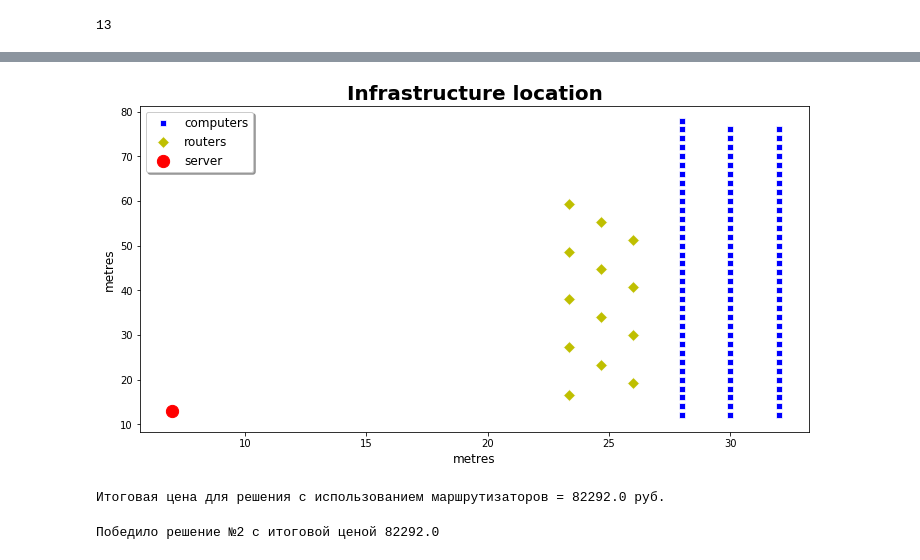
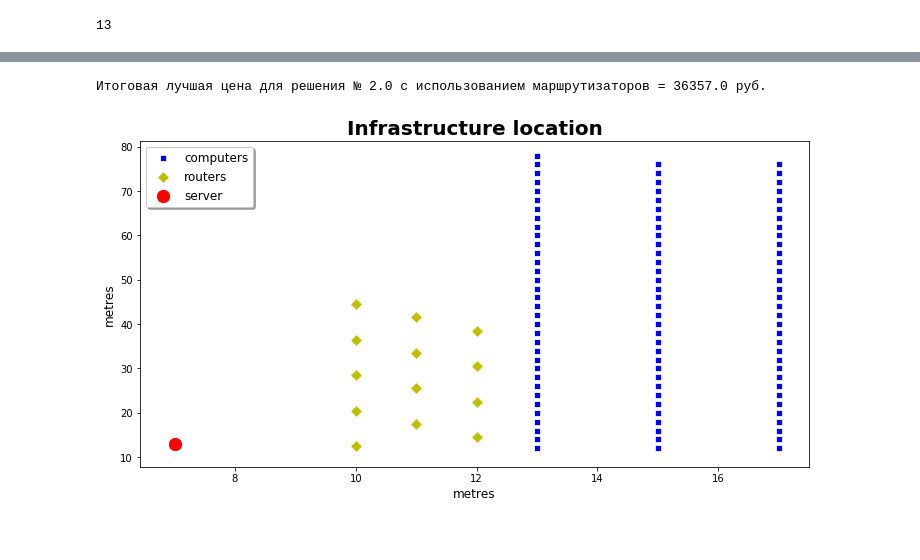
Before and after one commit to kirill50/optimization_methods, a Jupyter notebook: Целевые функции/hometask_1.ipynb, the cells around one changed output, grey strips where cells are left out. Cells and saved outputs as stored; diff of their text form; code cells hidden in the pictures.

```diff
--- a/Целевые функции/hometask_1.ipynb
+++ b/Целевые функции/hometask_1.ipynb
@@ -78,14 +78,15 @@ routers_number
 13
 # %%
 first_coordinate = computers_location[0]
-routers_location = []
+routers_location_d = {}
 
-for i in range(computers_number):
-    if i % routers_ports_number == 0:
-        x = server_location
-        y = computers_location[i]
+for c in np.linspace(2,3,11):
+    c = round(c,1)
+    routers_location_e = []
+    for i in range(computers_number):
+        if i % routers_ports_number == 0:
+            x = server_location
+            y = computers_location[i]
+            routers_location_e.append(((x[0] + y[0]) / c, (x[1] + y[1])/c))
 
-        routers_location.append(((x[0]+y[0])/1.5, (x[1]+y[1])/1.5))
-
-
-routers_location = np.array(routers_location)
+    routers_location_d[c] = (routers_location_e)
@@ -92,45 +141,19 @@ routers_location = np.array(routers_location)
+# %%
+min_value = min(price_with_routers.values())
+best = {key for key, value in price_with_routers.items() if value == min_value}
+print(f'Итоговая лучшая цена для решения № {best.pop()} с использованием маршрутизаторов = {round(min_value,0)} руб.')
+# %% [output]
+Итоговая лучшая цена для решения № 2.0 с использованием маршрутизаторов = 36357.0 руб.
 # %%
 #Vizualize
 plt.figure(figsize = (12,6))
 sns.scatterplot(x=computers_location.T[0], y=computers_location.T[1], color = 'b', label = "computers",marker="s")
-sns.scatterplot(x=routers_location.T[0], y=routers_location.T[1], color = 'y', label = "routers", s=70, marker="D")
+sns.scatterplot(x=np.array(routers_location_d[2.0]).T[0], y=np.array(routers_location_d[2.0]).T[1], color = 'y', label = "routers", s=70, marker="D")
 plt.scatter(server_location[0], server_location[1], color = 'r', label = "server", s=150)
 plt.title("Infrastructure location", fontweight='bold', fontsize= 20 )
 plt.legend(shadow=True, fontsize= 12)
 plt.xlabel("metres",fontsize= 12)
 plt.ylabel("metres",fontsize= 12)
 plt.show()
 # %% [output]
-[figure, old version]
+[figure, new version]
-# %%
-PC_router_price = 0
-router_server_price = 0
-
-#the price for the router to server section
-for x,y in routers_location:
-    distance = np.sqrt(((server_location[0]-x)**2)+((server_location[1]-y)**2))
-    router_server_price += distance * optical_fiber_price
-
-#the price for the router to computers section
-i = 0
-for x,y in routers_location:
-    for x_r, y_r in computers_location:
-        i+=1
-
-        if i % routers_ports_number == 0:
-            distance = np.sqrt(((x_r-x)**2) + ((y_r-y)**2))
-            PC_router_price += distance * t_wire_price
-            break
-        distance = np.sqrt(((x_r-x)**2) + ((y_r-y)**2))
-        PC_router_price += distance * t_wire_price
-
-price_with_routers = PC_router_price + router_server_price
-
-print(f'Итоговая цена для решения с использованием маршрутизаторов = {round(price_with_routers)} руб.')
-# %% [output]
-Итоговая цена для решения с использованием маршрутизаторов = 82292.0 руб.
-# %%
-best = np.minimum(price_without_routers, price_with_routers)
-print(f'Победило решение №2 с итоговой ценой {round(best,0)}')
-# %% [output]
-Победило решение №2 с итоговой ценой 82292.0
```
Also changed, not shown: parts of 6 cells of this notebook.
